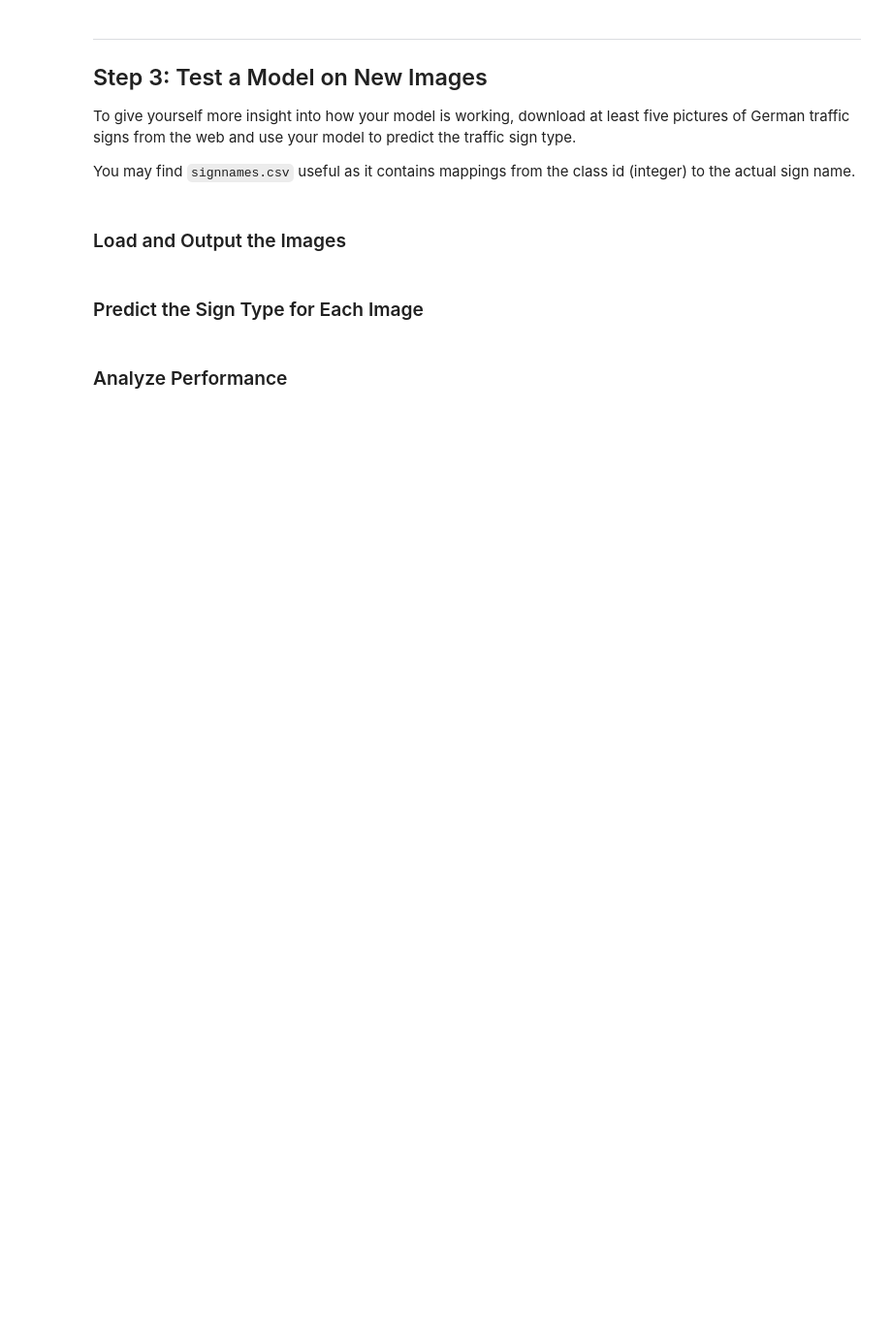
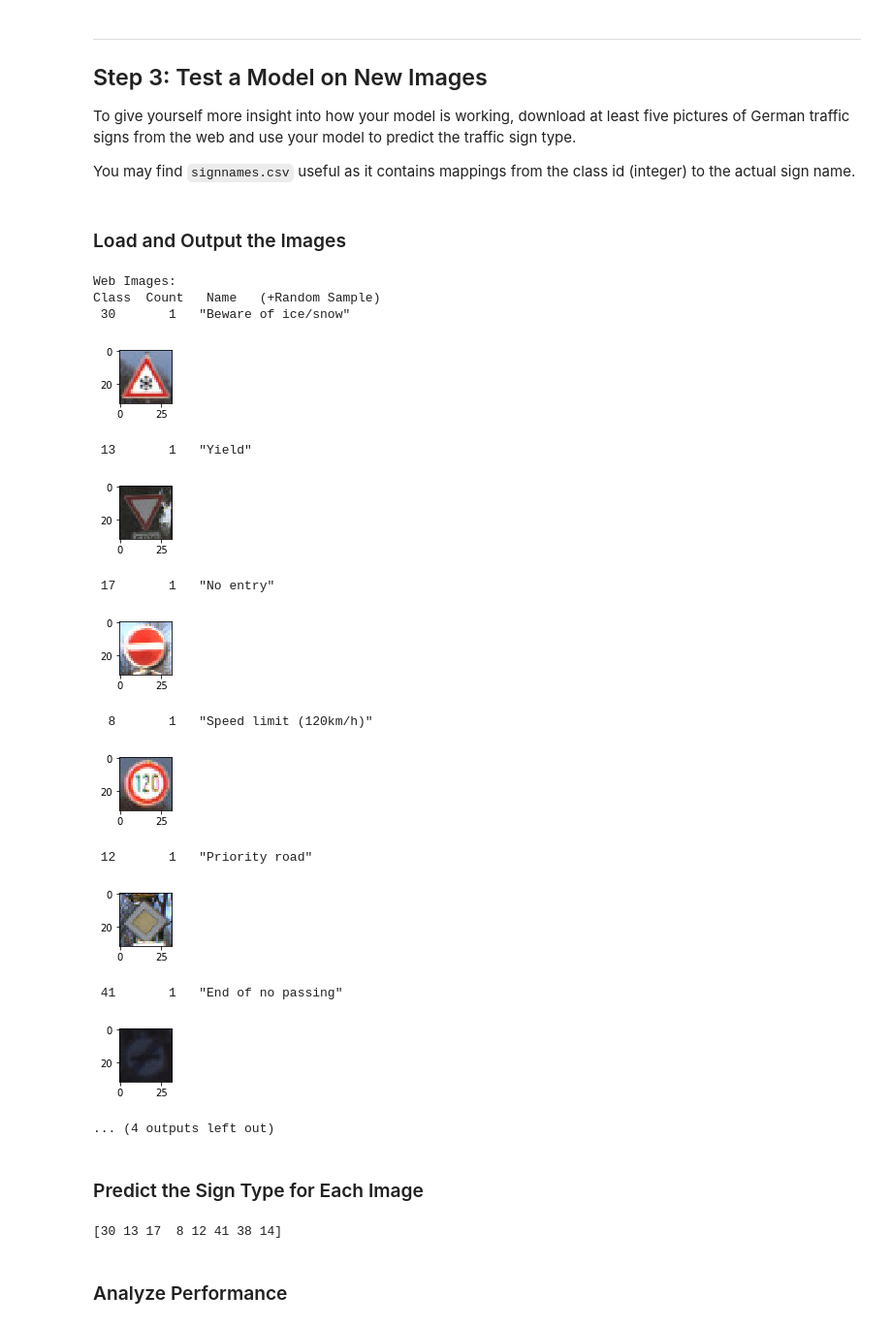
Before and after one commit to WarrantyVoid/CarND-P02-Traffic-Sign-Classifier, a Jupyter notebook: Traffic_Sign_Classifier.ipynb, the cells around one changed output. Shown: that part at 97% size. Saved outputs shown, nothing was run; the diff lists cells and outputs as text; code cells hidden in the pictures; blank space fills up the shorter version.

```diff
--- a/Traffic_Sign_Classifier.ipynb
+++ b/Traffic_Sign_Classifier.ipynb
@@ -184,22 +188,3 @@ Minimally, the image data should be normalized so that the data has mean zero an
 Other pre-processing steps are optional. You can try different techniques to see if it improves performance.
 
 Use the code cell (or multiple code cells, if necessary) to implement the first step of your project.
-# %%
-# Preprocess the data
-def pre_proccess(x):
-    v = x.astype(np.float32)
-    for i in range(v.shape[0]):
-        minx = np.min(v[i])
-        maxx = np.max(v[i])
-        v[i] -= minx
-        v[i] = v[i] / (maxx - minx) * 255.
-        #v[i] -= 0.5
-    return v.astype(np.uint8)
-
-# Normalization
-X_train = pre_proccess(X_train)
-X_validation = pre_proccess(X_validation)
-X_test = pre_proccess(X_test)
-
-# Shuffling
-X_train, y_train = shuffle(X_train, y_train)
@@ -343,2 +456,41 @@ You may find `signnames.csv` useful as it contains mappings from the class id (i
+# %%
+# Load images from directory
+def load_web_images(file_directory):
+    samples = []
+    labels = []
+    web_images = os.listdir(file_directory)
+    for image_file in web_images:
+        if image_file.endswith(".jpg"):
+            image = mpimg.imread("{}/{}".format(file_directory, image_file))
+            class_idx = int(image_file[:2])
+            samples.append(image)
+            labels.append(class_idx)
+    return np.array(samples), np.array(labels)
+
+# Using some samples from gtsdb of "Institut für Neuroinformatik"
+x_web, y_web = load_web_images("data/web")
+
+print("Web Images:")
+print("Class  Count   Name   (+Random Sample)")
+for i in range(len(x_web)):
+    class_info = (y_web[i], 1, class_names[y_web[i]][1])
+    print_class(class_info, x_web, y_web)
+print()
+# %% [output]
+Web Images:
+Class  Count   Name   (+Random Sample)
+ 30       1   "Beware of ice/snow"
+[figure, added]
+ 13       1   "Yield"
+[figure, added]
+ 17       1   "No entry"
+[figure, added]
+  8       1   "Speed limit (120km/h)"
+[figure, added]
+ 12       1   "Priority road"
+[figure, added]
+ 41       1   "End of no passing"
+[figure, added]
+... (4 outputs left out)
 # %% [markdown]
 ### Predict the Sign Type for Each Image
@@ -349,2 +497,18 @@ You may find `signnames.csv` useful as it contains mappings from the class id (i
+# %%
+def print_results(x_data, y_data):
+    num_examples = len(x_data)
+    sess = tf.get_default_session()
+    for offset in range(0, num_examples, batch_size):
+        batch_x, batch_y = x_data[offset:offset+batch_size], y_data[offset:offset+batch_size]
+        output = sess.run(tf.argmax(logits, 1), feed_dict={x: batch_x, y: batch_y, keep_prob: 1.0})
+        print(output)
+
+x_web = pre_proccess(x_web)
+with tf.Session() as sess:
+    saver.restore(sess, tf.train.latest_checkpoint('eval/'))
+    print_results(x_web, y_web)
+print()
+# %% [output]
+[30 13 17  8 12 41 38 14]
 # %% [markdown]
 ### Analyze Performance
```
Also changed, not shown: parts of 18 cells of this notebook.
